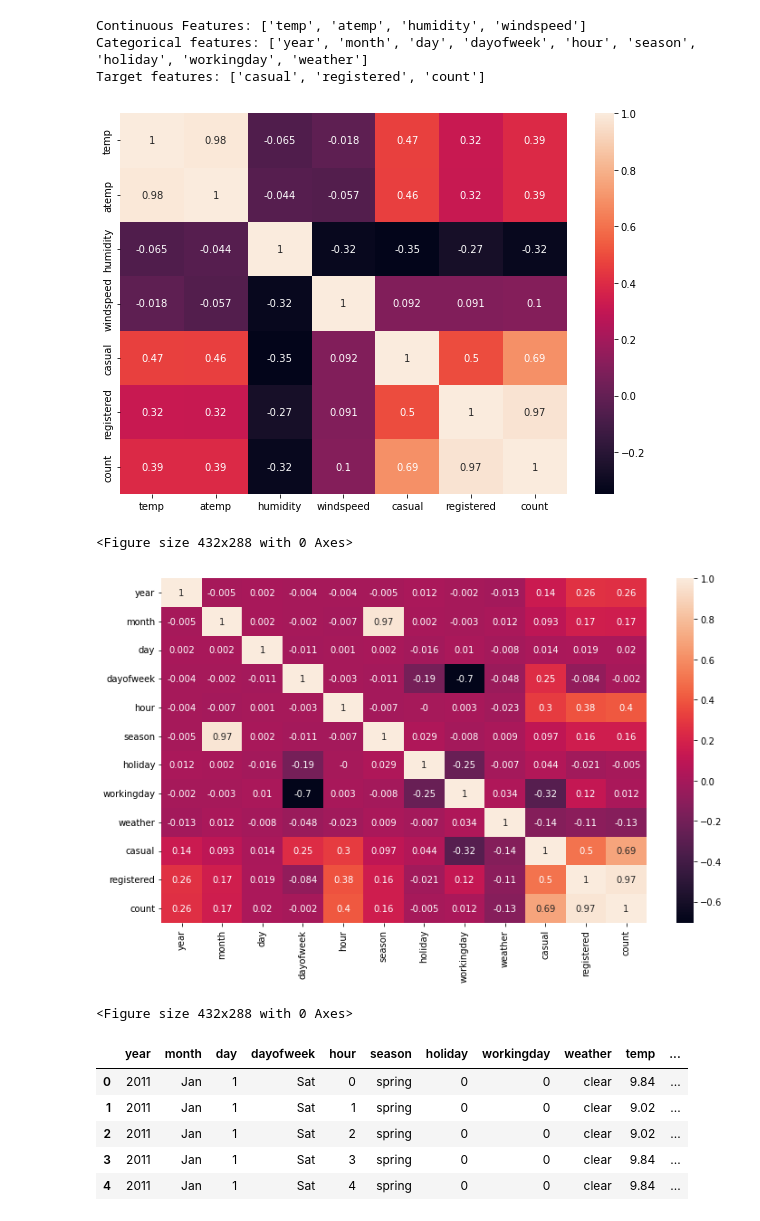
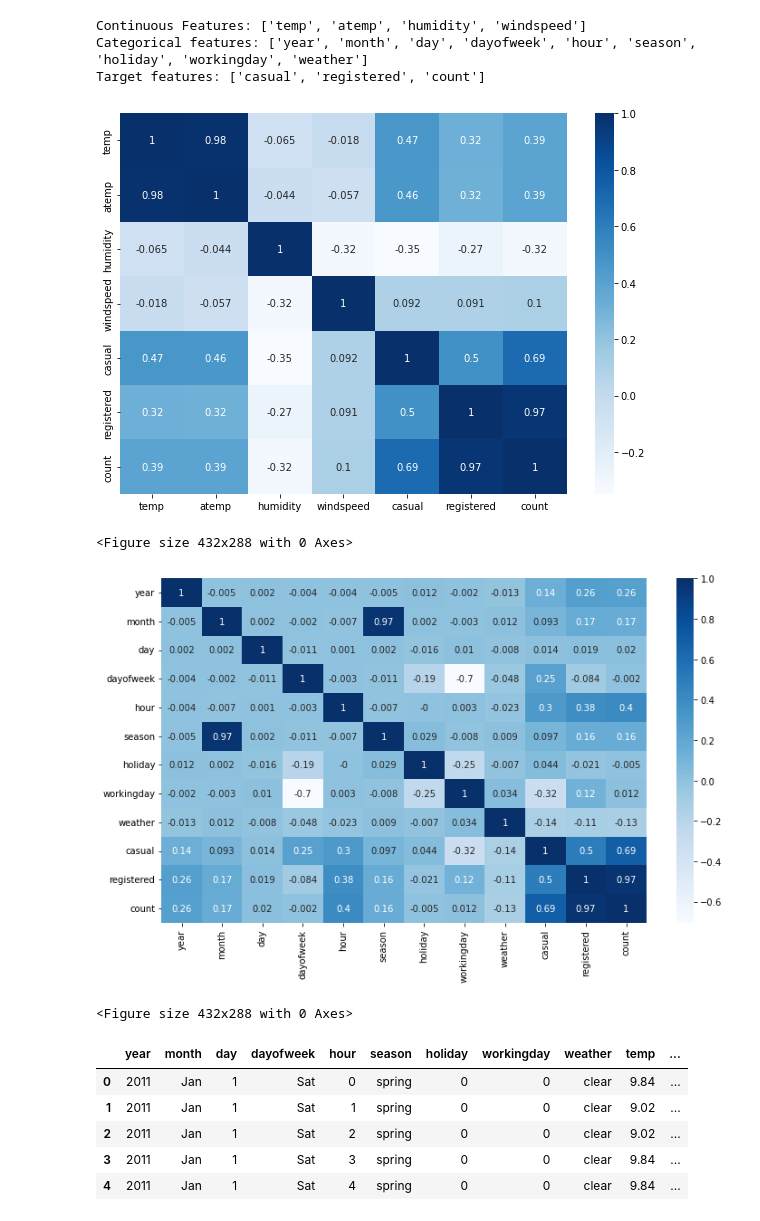
Before and after one commit to annan92419/GaState, a Jupyter notebook: grad_projects/CSC6780 - Data Science/project_main.ipynb, the cells around one changed output. Drawn from its saved outputs; the diff is of its cells as text; code cells hidden in the pictures.

```diff
--- a/grad_projects/CSC6780 - Data Science/project_main.ipynb
+++ b/grad_projects/CSC6780 - Data Science/project_main.ipynb
@@ -135,14 +135,14 @@ Target features: ['casual', 'registered', 'count']
 # %%
 # correlation between continuous features and targets
 
 numcols = cont_cols + targets
 corr_mat = np.around(eda_df[numcols].corr(), 3)
 plt.figure(figsize=(10,7))
-sns.heatmap(corr_mat, annot=True)
+sns.heatmap(corr_mat, annot=True, cmap='Blues')
 plt.show() # interesting features: temp, humidity
 plt.clf()
 # %% [output]
-[figure, old version]
+[figure, new version]
 <Figure size 432x288 with 0 Axes>
 # %%
 # correlation between categorical features and targets
@@ -150,10 +150,10 @@ plt.clf()
 catcols = cat_cols + targets
 corr_mat = np.around(eda_df[catcols].corr(), 3)
 plt.figure(figsize=(12,7))
-sns.heatmap(corr_mat, annot=True)
+sns.heatmap(corr_mat, annot=True, cmap='Blues')
 plt.show() # interesting features: year, hour, season, weather
 plt.clf()
 # %% [output]
-[figure, old version]
+[figure, new version]
 <Figure size 432x288 with 0 Axes>
 # %%
```
Also changed, not shown: parts of 10 cells of this notebook, 3 other files.
